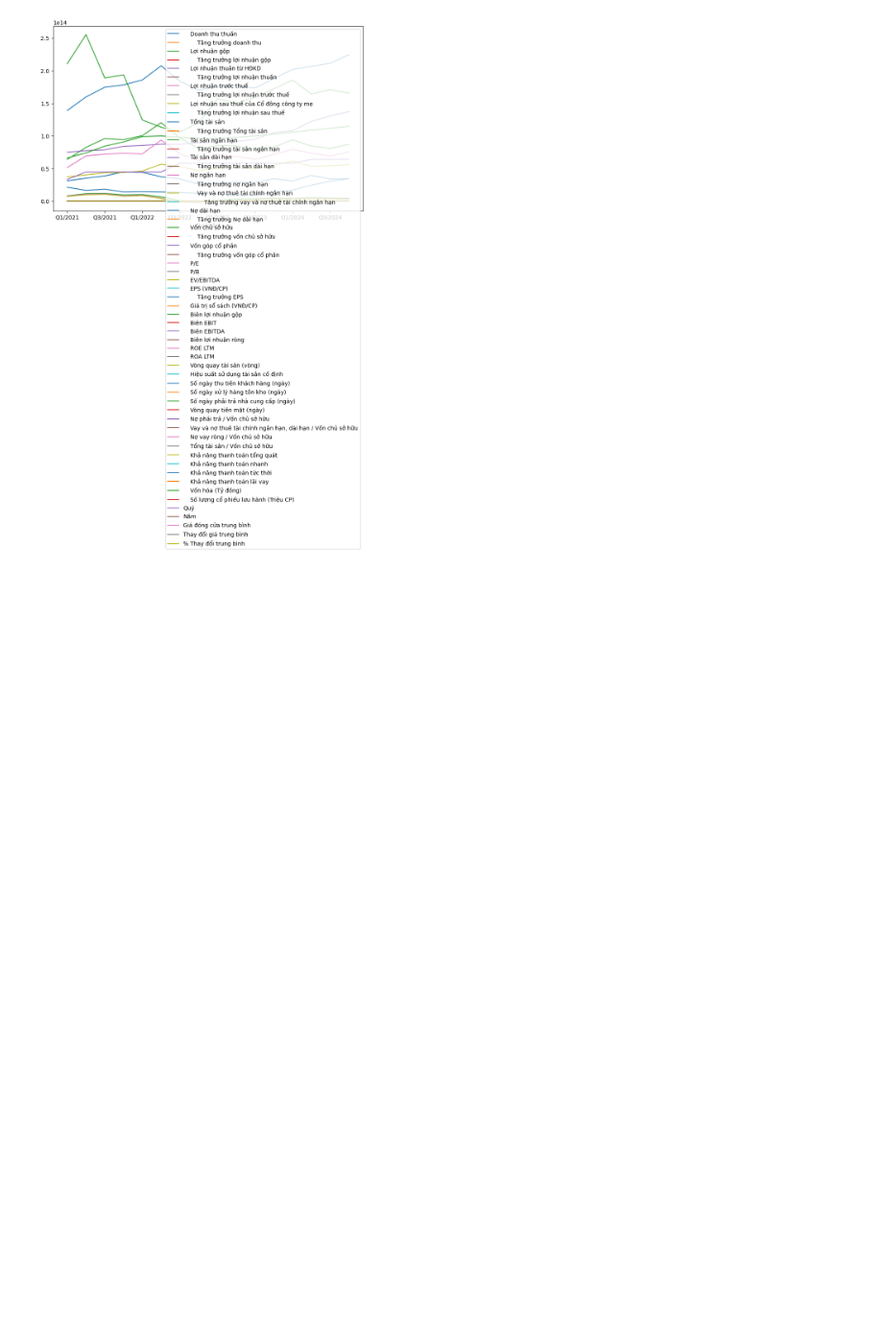
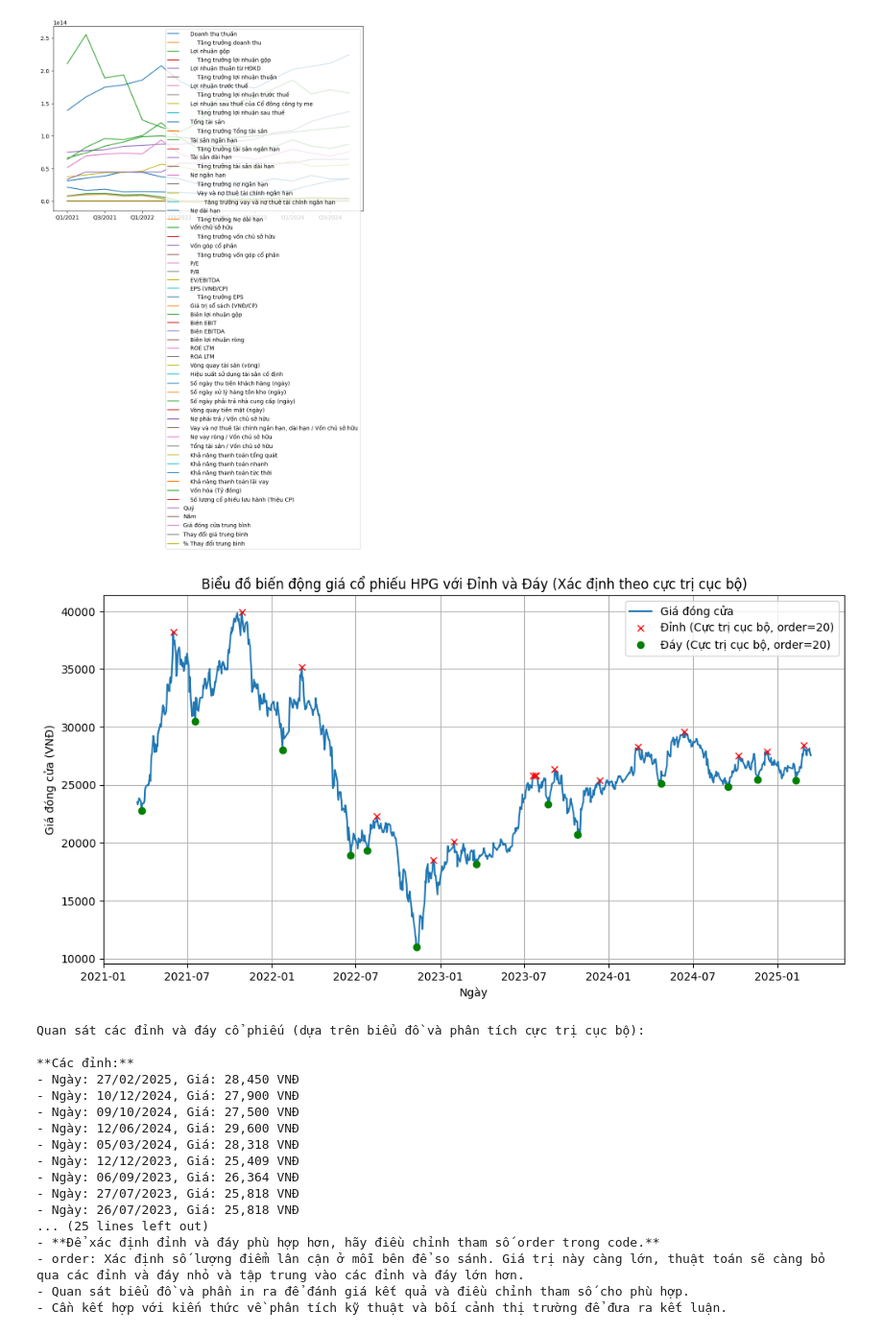
Before and after one commit to diepdangban/Datamining, a Jupyter notebook: Data_understanding.ipynb, the cells around one changed output. Shown: that part at 96% size. Drawn from its saved outputs; the diff is of its cells as text; code cells hidden in the pictures; blank space fills up the shorter version.

```diff
--- a/Data_understanding.ipynb
+++ b/Data_understanding.ipynb
@@ -421,6 +421,84 @@ merged_df.plot(figsize=(10, 6))
 # %% [output]
 <Axes: xlabel='Quý năm'>
 [figure]
+# %%
+from scipy.signal import argrelextrema
+
+# 1. Vẽ biểu đồ giá cổ phiếu (đã có từ trước)
+plt.figure(figsize=(12, 6))
+plt.plot(price_history['Ngày'], price_history['GIÁ ĐÓNG CỬA'], label='Giá đóng cửa')
+plt.title('Biểu đồ biến động giá cổ phiếu HPG với Đỉnh và Đáy (Xác định theo cực trị cục bộ)')
+plt.xlabel('Ngày')
+plt.ylabel('Giá đóng cửa (VNĐ)')
+plt.grid(True)
+plt.legend()
+
+# 2. Xác định đỉnh và đáy theo phương pháp cực trị cục bộ
+# --- Điều chỉnh tham số này ---
+order = 20  # Số lượng điểm lân cận để so sánh (ví dụ: 5 ngày trước và 5 ngày sau)
+
+# Tìm các chỉ số của đỉnh (local maxima)
+peak_indices = argrelextrema(price_history['GIÁ ĐÓNG CỬA'].values, np.greater_equal, order=order)[0]
+peaks = price_history.iloc[peak_indices]
+
+# Tìm các chỉ số của đáy (local minima)
+trough_indices = argrelextrema(price_history['GIÁ ĐÓNG CỬA'].values, np.less_equal, order=order)[0]
+troughs = price_history.iloc[trough_indices]
+
+# 3. Chú thích đỉnh và đáy trên biểu đồ
+plt.plot(peaks['Ngày'], peaks['GIÁ ĐÓNG CỬA'], "x", color="red", label=f'Đỉnh (Cực trị cục bộ, order={order})')
+plt.plot(troughs['Ngày'], troughs['GIÁ ĐÓNG CỬA'], "o", color="green", label=f'Đáy (Cực trị cục bộ, order={order})')
+
+# Thêm chú thích và hiển thị biểu đồ
+plt.title('Biểu đồ biến động giá cổ phiếu HPG với Đỉnh và Đáy (Xác định theo cực trị cục bộ)')
+plt.xlabel('Ngày')
+plt.ylabel('Giá đóng cửa (VNĐ)')
+plt.grid(True)
+plt.legend()
+plt.show()
+
+# 4. In ra thông tin về các đỉnh và đáy
+print("Quan sát các đỉnh và đáy cổ phiếu (dựa trên biểu đồ và phân tích cực trị cục bộ):")
+
+# In thông tin về đỉnh
+print("\n**Các đỉnh:**")
+for index, row in peaks.iterrows():
+    peak_date = row['Ngày'].strftime('%d/%m/%Y')
+    peak_price = row['GIÁ ĐÓNG CỬA']
+    print(f"- Ngày: {peak_date}, Giá: {peak_price:,.0f} VNĐ")
+
+# In thông tin về đáy
+print("\n**Các đáy:**")
+for index, row in troughs.iterrows():
+    trough_date = row['Ngày'].strftime('%d/%m/%Y')
+    trough_price = row['GIÁ ĐÓNG CỬA']
+    print(f"- Ngày: {trough_date}, Giá: {trough_price:,.0f} VNĐ")
+
+print("\n**Lưu ý:**")
+print("- Đỉnh và đáy được xác định dựa trên phương pháp tìm cực trị cục bộ.")
+print("- **Để xác định đỉnh và đáy phù hợp hơn, hãy điều chỉnh tham số order trong code.**")
+print("- order: Xác định số lượng điểm lân cận ở mỗi bên để so sánh. Giá trị này càng lớn, thuật toán sẽ càng bỏ qua các đỉnh và đáy nhỏ và tập trung vào các đỉnh và đáy lớn hơn.")
+print("- Quan sát biểu đồ và phần in ra để đánh giá kết quả và điều chỉnh tham số cho phù hợp.")
+print("- Cần kết hợp với kiến thức về phân tích kỹ thuật và bối cảnh thị trường để đưa ra kết luận.")
+# %% [output]
+[figure, added]
+Quan sát các đỉnh và đáy cổ phiếu (dựa trên biểu đồ và phân tích cực trị cục bộ):
+
+**Các đỉnh:**
+- Ngày: 27/02/2025, Giá: 28,450 VNĐ
+- Ngày: 10/12/2024, Giá: 27,900 VNĐ
+- Ngày: 09/10/2024, Giá: 27,500 VNĐ
+- Ngày: 12/06/2024, Giá: 29,600 VNĐ
+- Ngày: 05/03/2024, Giá: 28,318 VNĐ
+- Ngày: 12/12/2023, Giá: 25,409 VNĐ
+- Ngày: 06/09/2023, Giá: 26,364 VNĐ
+- Ngày: 27/07/2023, Giá: 25,818 VNĐ
+- Ngày: 26/07/2023, Giá: 25,818 VNĐ
+... (25 lines left out)
+- **Để xác định đỉnh và đáy phù hợp hơn, hãy điều chỉnh tham số order trong code.**
+- order: Xác định số lượng điểm lân cận ở mỗi bên để so sánh. Giá trị này càng lớn, thuật toán sẽ càng bỏ qua các đỉnh và đáy nhỏ và tập trung vào các đỉnh và đáy lớn hơn.
+- Quan sát biểu đồ và phần in ra để đánh giá kết quả và điều chỉnh tham số cho phù hợp.
+- Cần kết hợp với kiến thức về phân tích kỹ thuật và bối cảnh thị trường để đưa ra kết luận.
 # %%
 ##3. Lựa chọn các yếu tố nguy cơ (risk factors) tiềm năng cho mô hình tài chính
 #Ở bước này, sinh viên sẽ sàng lọc ra một số yếu tố nguy cơ (risk factors) « tiềm năng » có thể gây ra biến động về giá cổ phiếu.
```
Also changed, not shown: parts of 1 cell of this notebook.
